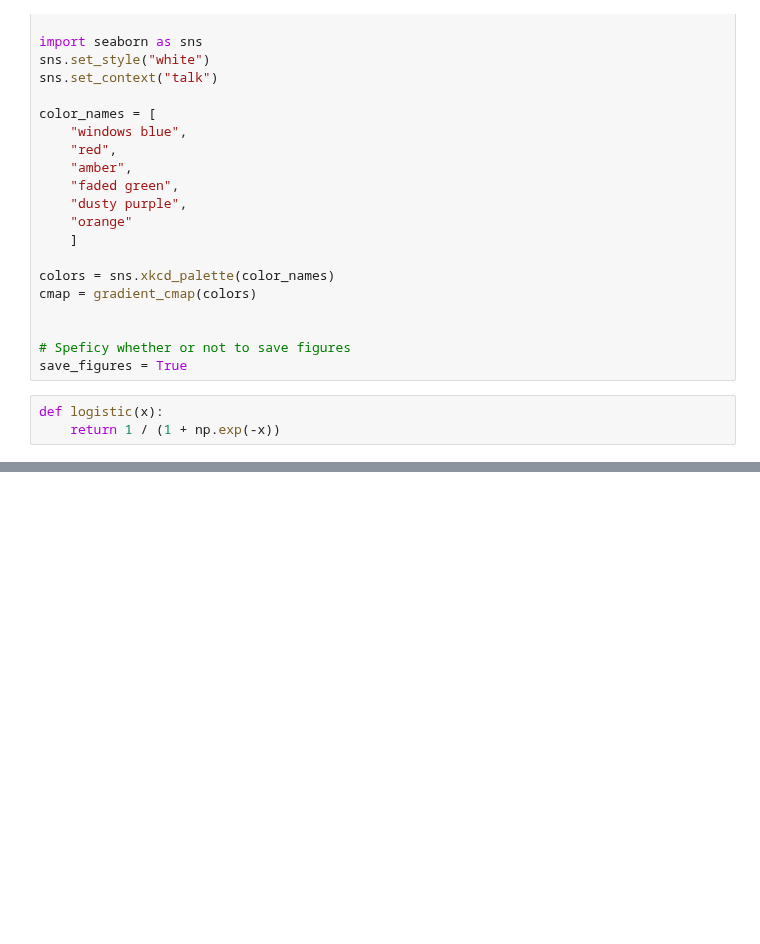
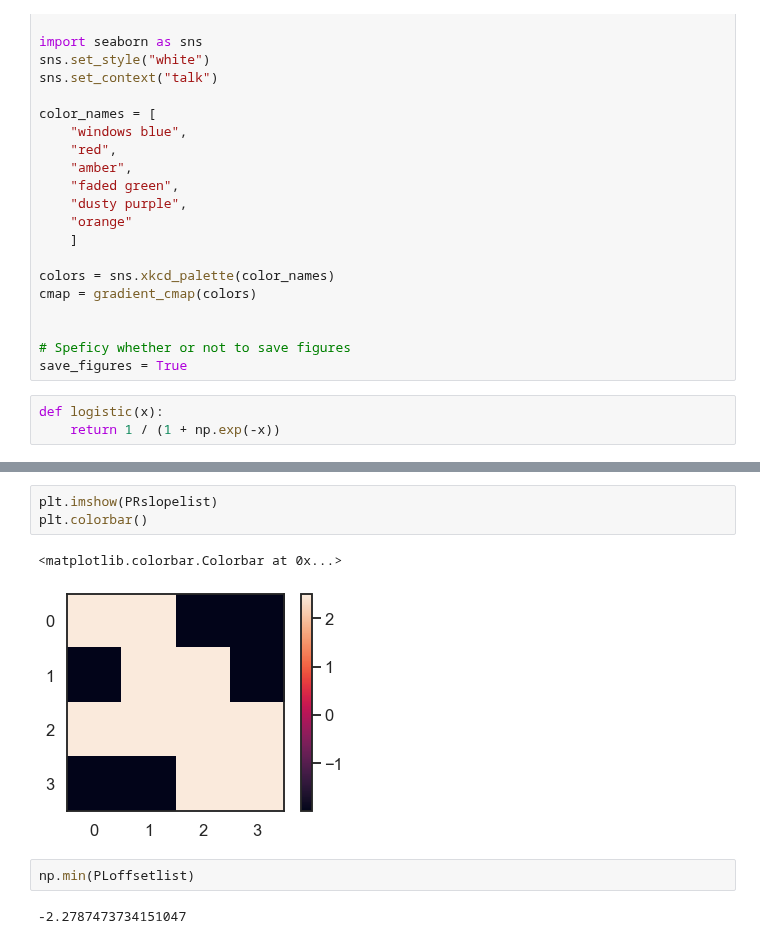
Before and after one commit to nhat-le/switching-simulations, a Jupyter notebook: switchingWorldCharacterization.ipynb, the cells around one changed output, grey strips where cells are left out. Saved outputs shown, nothing was run; the diff lists cells and outputs as text; blank space fills up the shorter version.

```diff
--- a/switchingWorldCharacterization.ipynb
+++ b/switchingWorldCharacterization.ipynb
@@ -223,0 +217,10 @@ plt.legend(['Left', 'Right'])
+# %%
+plt.imshow(PRslopelist)
+plt.colorbar()
+# %% [output]
+<matplotlib.colorbar.Colorbar at 0x...>
+[figure, added]
+# %%
+np.min(PLoffsetlist)
+# %% [output]
+-2.2787473734151047
```
Also changed, not shown: parts of 18 cells of this notebook, 3 other files.
